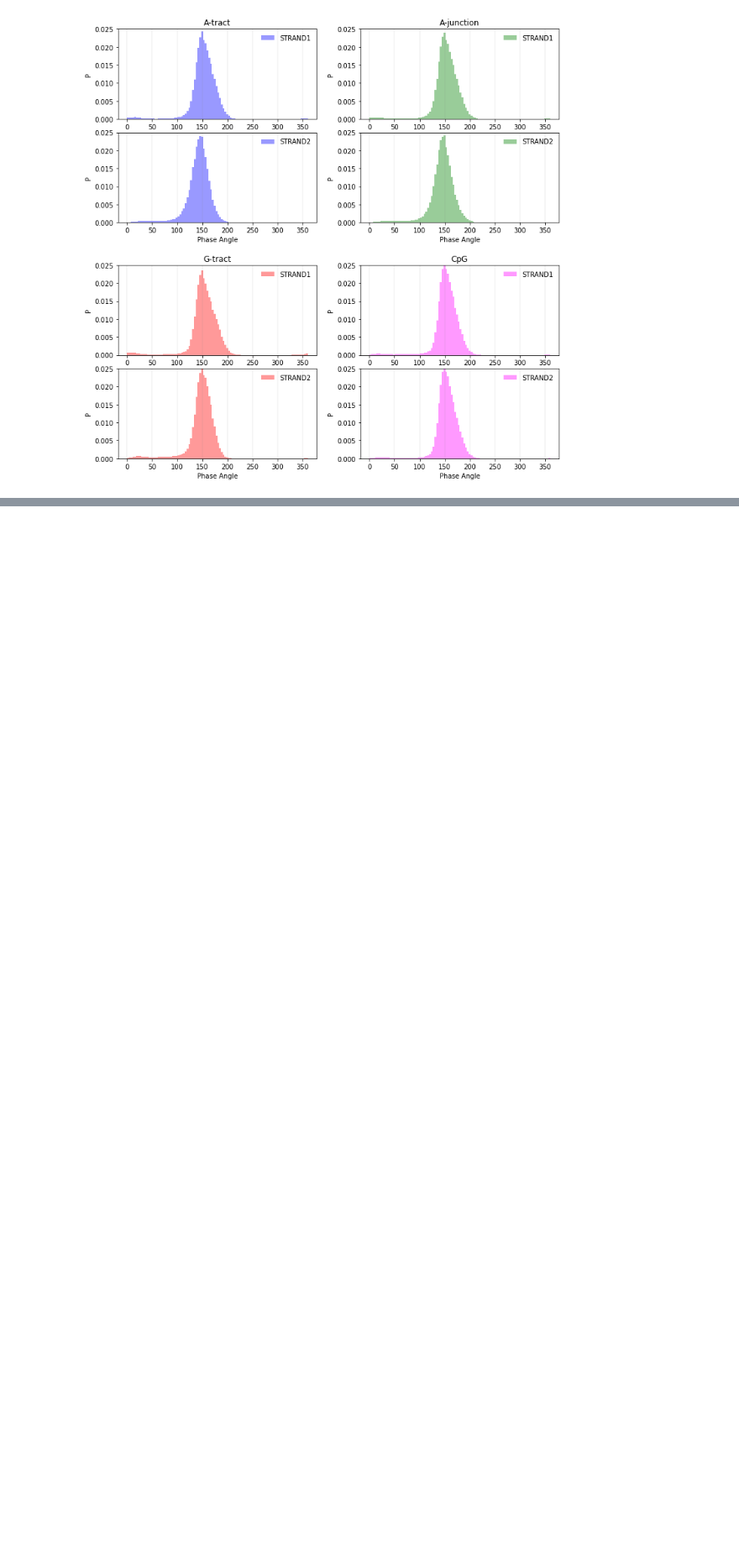
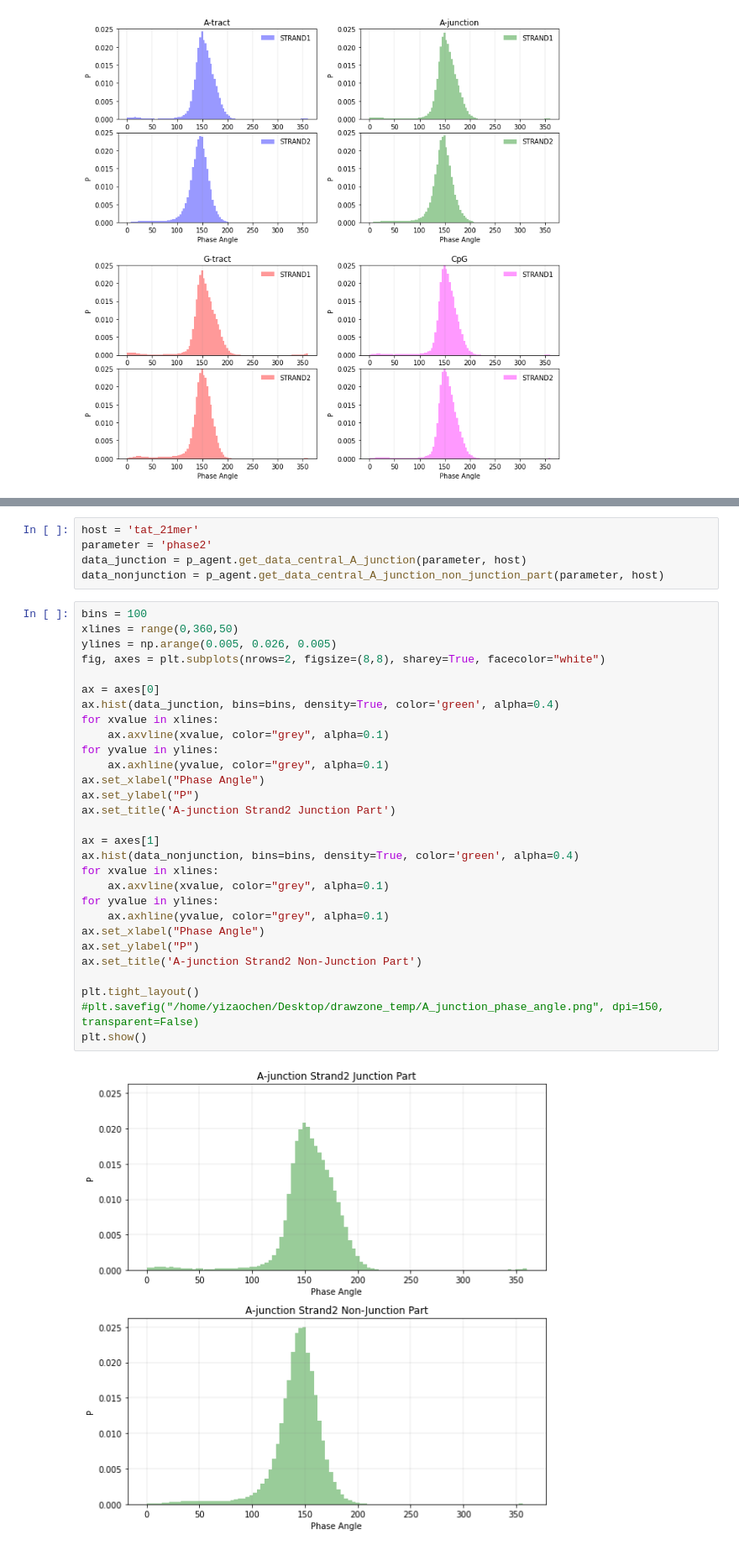
Before and after one commit to yizaochen/structural_x3dna, a Jupyter notebook: notebooks/5_phase_delta_chi_analysis.ipynb, the cells around one changed output, grey strips where cells are left out. Shown at 84% size. Drawn from its saved outputs; the diff is of its cells as text; blank space fills up the shorter version.

```diff
--- a/notebooks/5_phase_delta_chi_analysis.ipynb
+++ b/notebooks/5_phase_delta_chi_analysis.ipynb
@@ -31,0 +33,36 @@ plt.show()
+# %%
+host = 'tat_21mer'
+parameter = 'phase2'
+data_junction = p_agent.get_data_central_A_junction(parameter, host)
+data_nonjunction = p_agent.get_data_central_A_junction_non_junction_part(parameter, host)
+# %%
+bins = 100
+xlines = range(0,360,50)
+ylines = np.arange(0.005, 0.026, 0.005)
+fig, axes = plt.subplots(nrows=2, figsize=(8,8), sharey=True, facecolor="white")
+
+ax = axes[0]
+ax.hist(data_junction, bins=bins, density=True, color='green', alpha=0.4)
+for xvalue in xlines:
+    ax.axvline(xvalue, color="grey", alpha=0.1)
+for yvalue in ylines:
+    ax.axhline(yvalue, color="grey", alpha=0.1)
+ax.set_xlabel("Phase Angle")
+ax.set_ylabel("P")
+ax.set_title('A-junction Strand2 Junction Part')
+
+ax = axes[1]
+ax.hist(data_nonjunction, bins=bins, density=True, color='green', alpha=0.4)
+for xvalue in xlines:
+    ax.axvline(xvalue, color="grey", alpha=0.1)
+for yvalue in ylines:
+    ax.axhline(yvalue, color="grey", alpha=0.1)
+ax.set_xlabel("Phase Angle")
+ax.set_ylabel("P")
+ax.set_title('A-junction Strand2 Non-Junction Part')
+
+plt.tight_layout()
+#plt.savefig("/home/yizaochen/Desktop/drawzone_temp/A_junction_phase_angle.png", dpi=150, transparent=False)
+plt.show()
+# %% [output]
+[figure, added]
```
Also changed, not shown: parts of 7 cells of this notebook, 2 other files.
